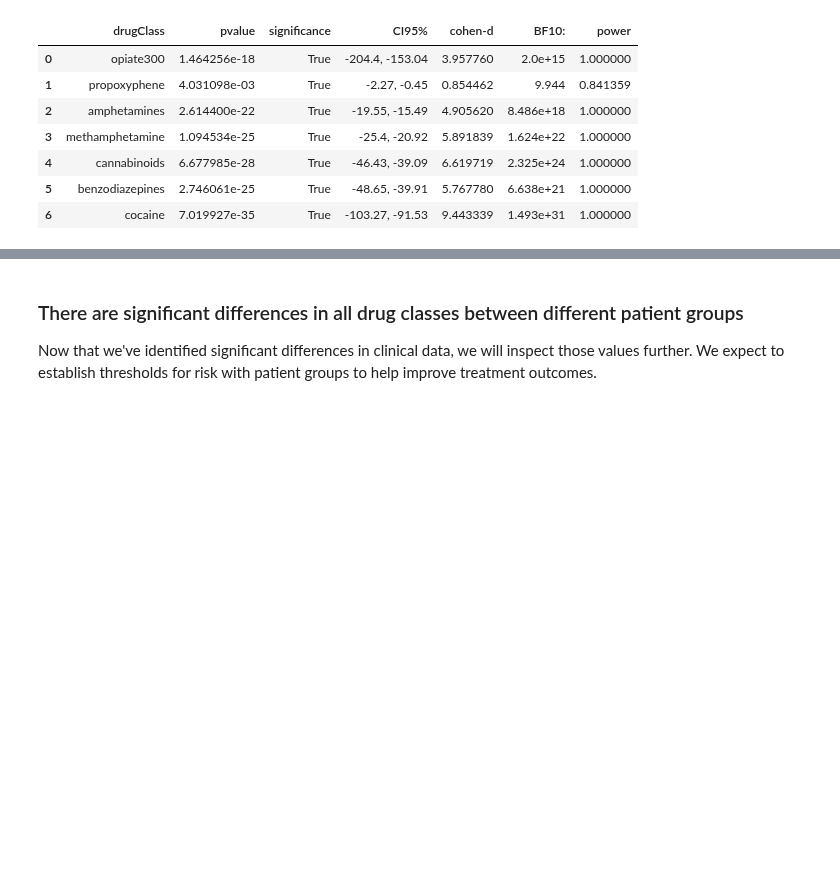
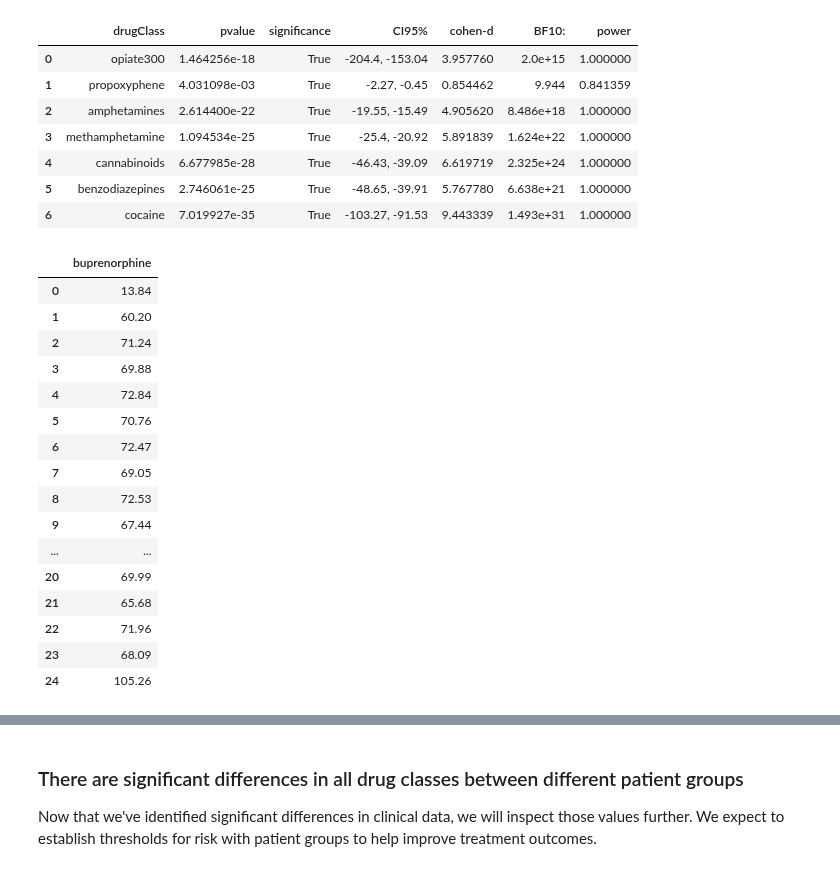
Before and after one commit to DanHerman212/oud_treatment_outcome, a Jupyter notebook: notebooks/2_exploratory_analysis.ipynb, the cells around one changed output, grey strips where cells are left out. Saved outputs shown, nothing was run; the diff lists cells and outputs as text; code cells hidden in the pictures; blank space fills up the shorter version.

```diff
--- a/notebooks/2_exploratory_analysis.ipynb
+++ b/notebooks/2_exploratory_analysis.ipynb
@@ -345,3 +345,26 @@ test_pvs
 | 4 | cannabinoids | 6.677985e-28 | True | -46.43, -39.09 | 6.619719 | 2.325e+24 | 1.000000 |
 | 5 | benzodiazepines | 2.746061e-25 | True | -48.65, -39.91 | 5.767780 | 6.638e+21 | 1.000000 |
 | 6 | cocaine | 7.019927e-35 | True | -103.27, -91.53 | 9.443339 | 1.493e+31 | 1.000000 |
+# %%
+# calculate confidence intervals for meds
+meds_r1 = drug_test_df(group1, 'meds', 'buprenorphine').round(2)
+
+meds_r1
+# %% [output]
+|  | buprenorphine |
+| 0 | 13.84 |
+| 1 | 60.20 |
+| 2 | 71.24 |
+| 3 | 69.88 |
+| 4 | 72.84 |
+| 5 | 70.76 |
+| 6 | 72.47 |
+| 7 | 69.05 |
+| 8 | 72.53 |
+| 9 | 67.44 |
+| ... | ... |
+| 20 | 69.99 |
+| 21 | 65.68 |
+| 22 | 71.96 |
+| 23 | 68.09 |
+| 24 | 105.26 |
```
Also changed, not shown: parts of 4 cells of this notebook, 5 other files.
